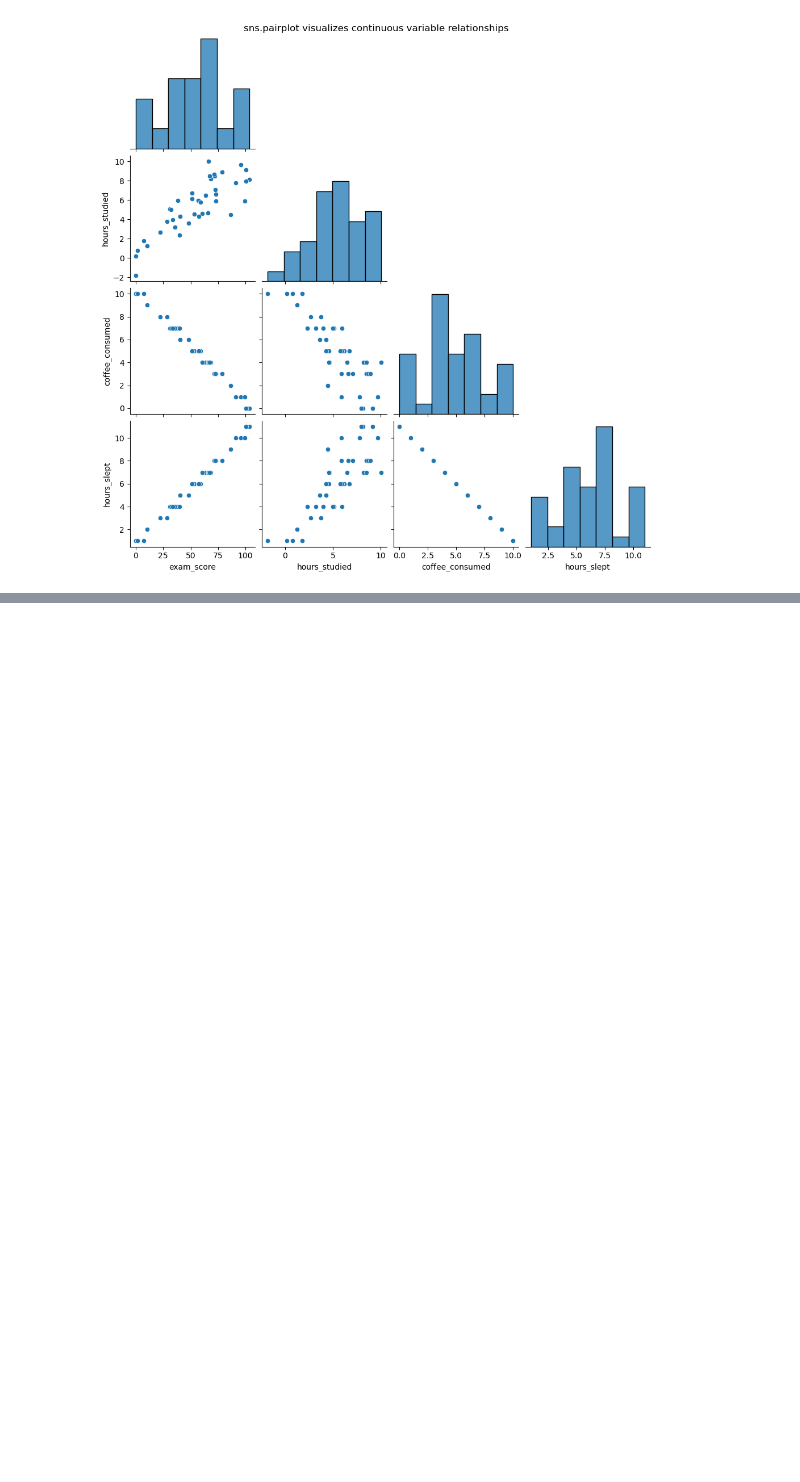
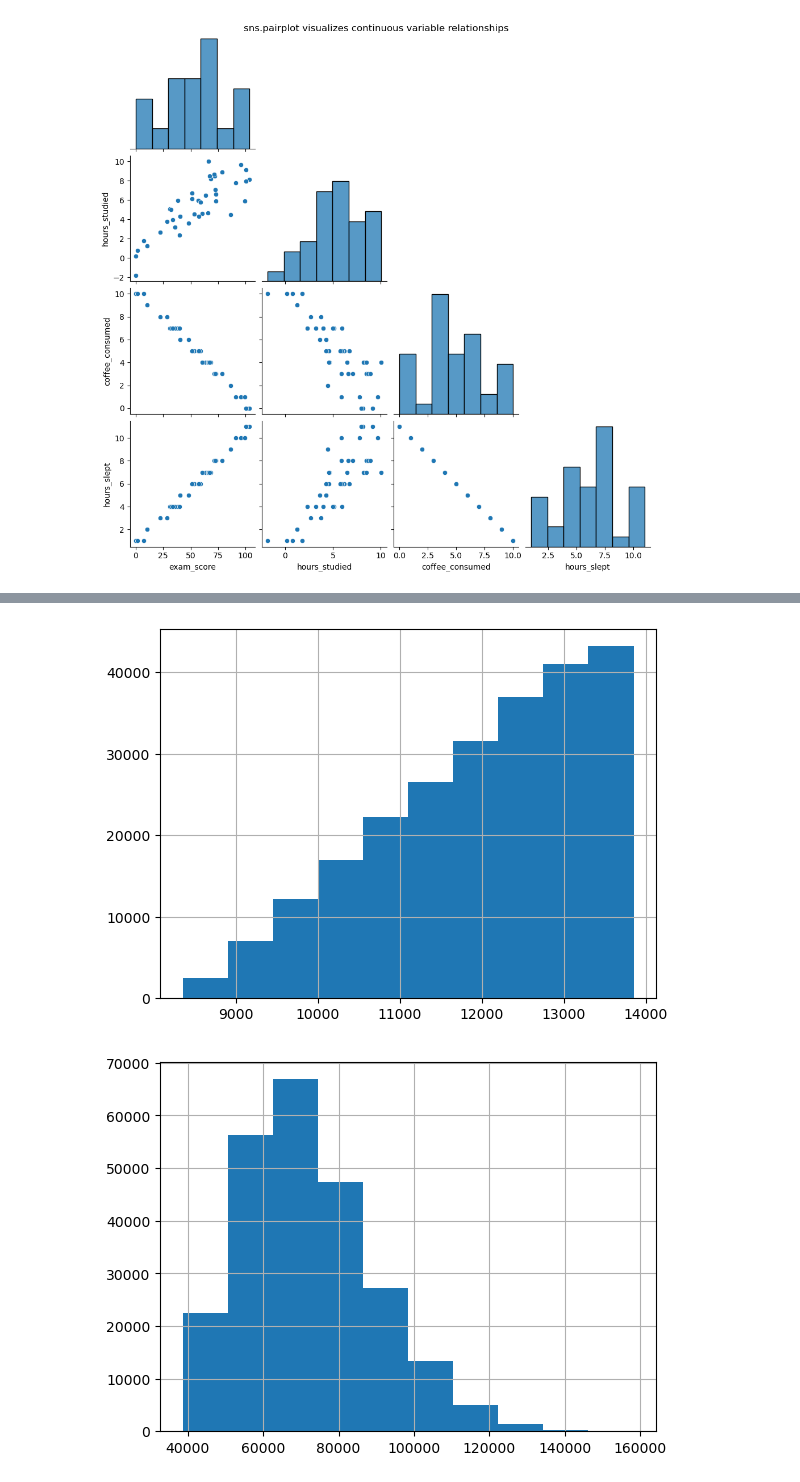
Before and after one commit to jorgellopez38/statistics-exercises, a Jupyter notebook: Hypothesis_testing.ipynb, the cells around one changed output, grey strips where cells are left out. Saved outputs shown, nothing was run; the diff lists cells and outputs as text; code cells hidden in the pictures; blank space fills up the shorter version.

```diff
--- a/Hypothesis_testing.ipynb
+++ b/Hypothesis_testing.ipynb
@@ -691,0 +1085,10 @@ conf_interval = .95 # desired confidence interval
+# %%
+# look at distribution, look for normality
+
+tenure_df.tenure.hist()
+plt.show()
+tenure_df.salary.hist()
+plt.show()
+# %% [output]
+[figure, added]
+[figure, added]
```
Also changed, not shown: parts of 67 cells of this notebook.
